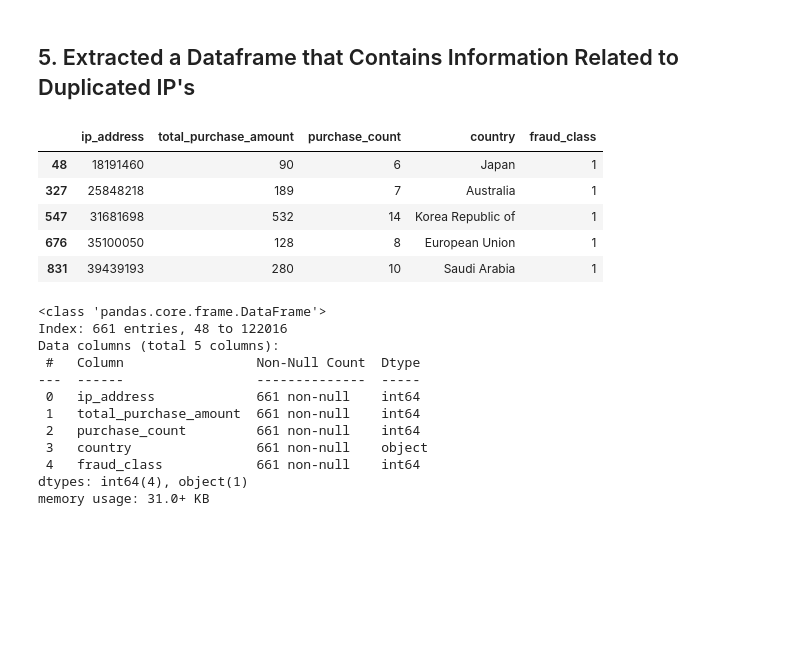
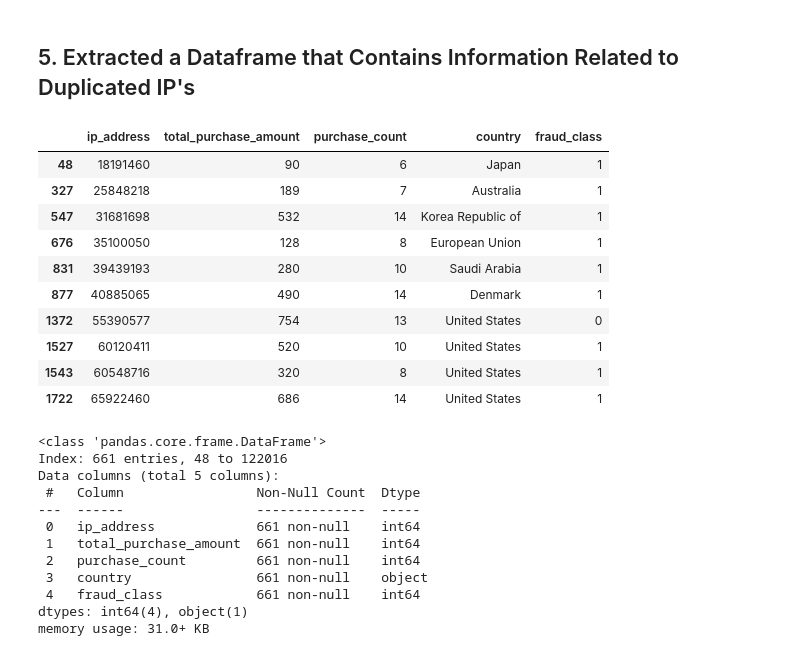
Before and after one commit to BlenSeleshi/FraudDetection, a Jupyter notebook: notebooks/eda_fraud.ipynb, the cells around one changed output. Cells and saved outputs as stored; diff of their text form; code cells hidden in the pictures; blank space fills up the shorter version.

```diff
--- a/notebooks/eda_fraud.ipynb
+++ b/notebooks/eda_fraud.ipynb
@@ -171,14 +171,19 @@ dtype: int64
 # %%
 duplicated_ips = prep.check_duplicated_ips(fraud_data_merged)
 # %%
-duplicated_ips.head()
+duplicated_ips.head(10)
 # %% [output]
 |  | ip_address | total_purchase_amount | purchase_count | country | fraud_class |
 | 48 | 18191460 | 90 | 6 | Japan | 1 |
 | 327 | 25848218 | 189 | 7 | Australia | 1 |
 | 547 | 31681698 | 532 | 14 | Korea Republic of | 1 |
 | 676 | 35100050 | 128 | 8 | European Union | 1 |
 | 831 | 39439193 | 280 | 10 | Saudi Arabia | 1 |
+| 877 | 40885065 | 490 | 14 | Denmark | 1 |
+| 1372 | 55390577 | 754 | 13 | United States | 0 |
+| 1527 | 60120411 | 520 | 10 | United States | 1 |
+| 1543 | 60548716 | 320 | 8 | United States | 1 |
+| 1722 | 65922460 | 686 | 14 | United States | 1 |
 # %%
 duplicated_ips.info()
 # %% [output]
```
